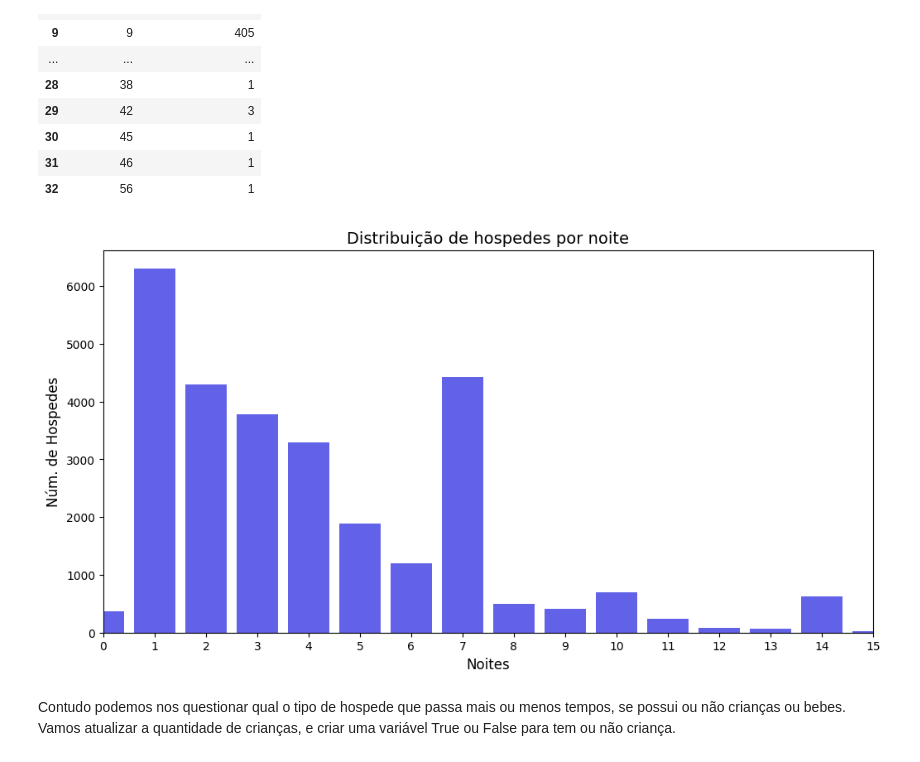
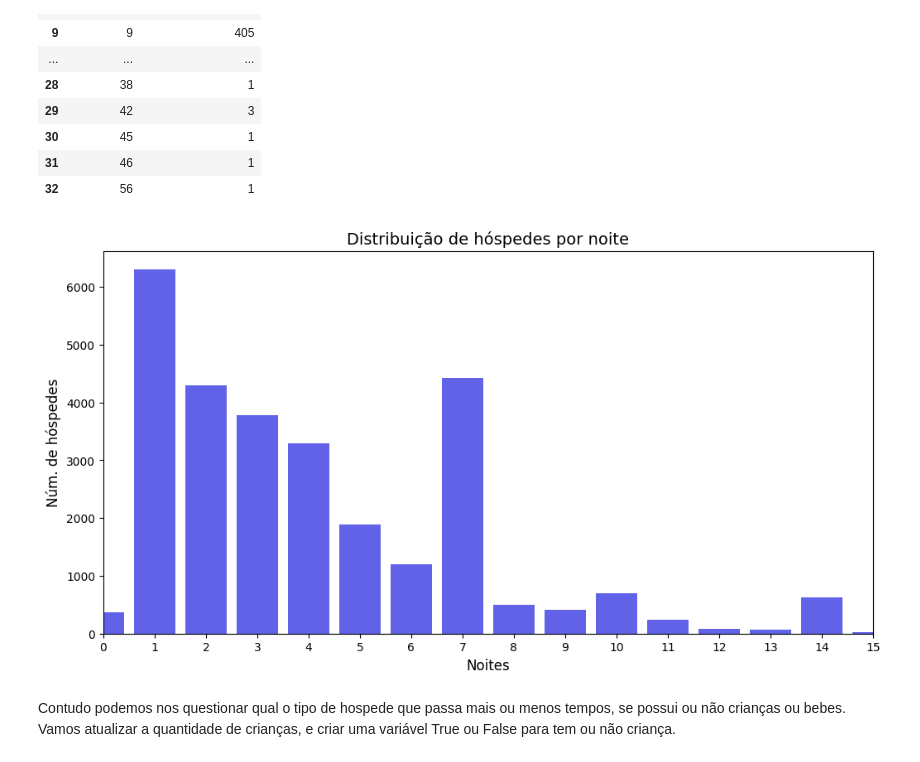
Before and after one commit to mh-pedro/Data-case-resort, a Jupyter notebook: case-resort.ipynb, the cells around one changed output. Cells and saved outputs as stored; diff of their text form; code cells hidden in the pictures.

```diff
--- a/case-resort.ipynb
+++ b/case-resort.ipynb
@@ -920,16 +935,18 @@ tempo_hosped
 # %%
 # Gráfico 1: Canceladas e Confirmadas
 plt.figure(figsize=(12, 6))
 sns.barplot(data=tempo_hosped, x='total_noite', y='reserva_cancelada', color='blue', alpha=0.7)
 
 # Personalização do Gráfico 1
-plt.title('Distribuição de hospedes por noite', fontsize=14)
+plt.title('Distribuição de hóspedes por noite', fontsize=14)
 plt.xlabel('Noites', fontsize=12)
-plt.ylabel('Núm. de Hospedes', fontsize=12)
+plt.ylabel('Núm. de hóspedes', fontsize=12)
 plt.xlim(0,15)
+plt.savefig('./figuras/distri_hospede_noite.png', dpi=300, bbox_inches='tight')
+
 plt.show()
 # %% [output]
-[figure, old version]
+[figure, new version]
 # %% [markdown]
 Contudo podemos nos questionar qual o tipo de hospede que passa mais ou menos tempos, se possui ou não crianças ou bebes.
 Vamos atualizar a quantidade de crianças, e criar uma variável True ou False para tem ou não criança.
```
Also changed, not shown: parts of 21 cells of this notebook, 11 other files.
